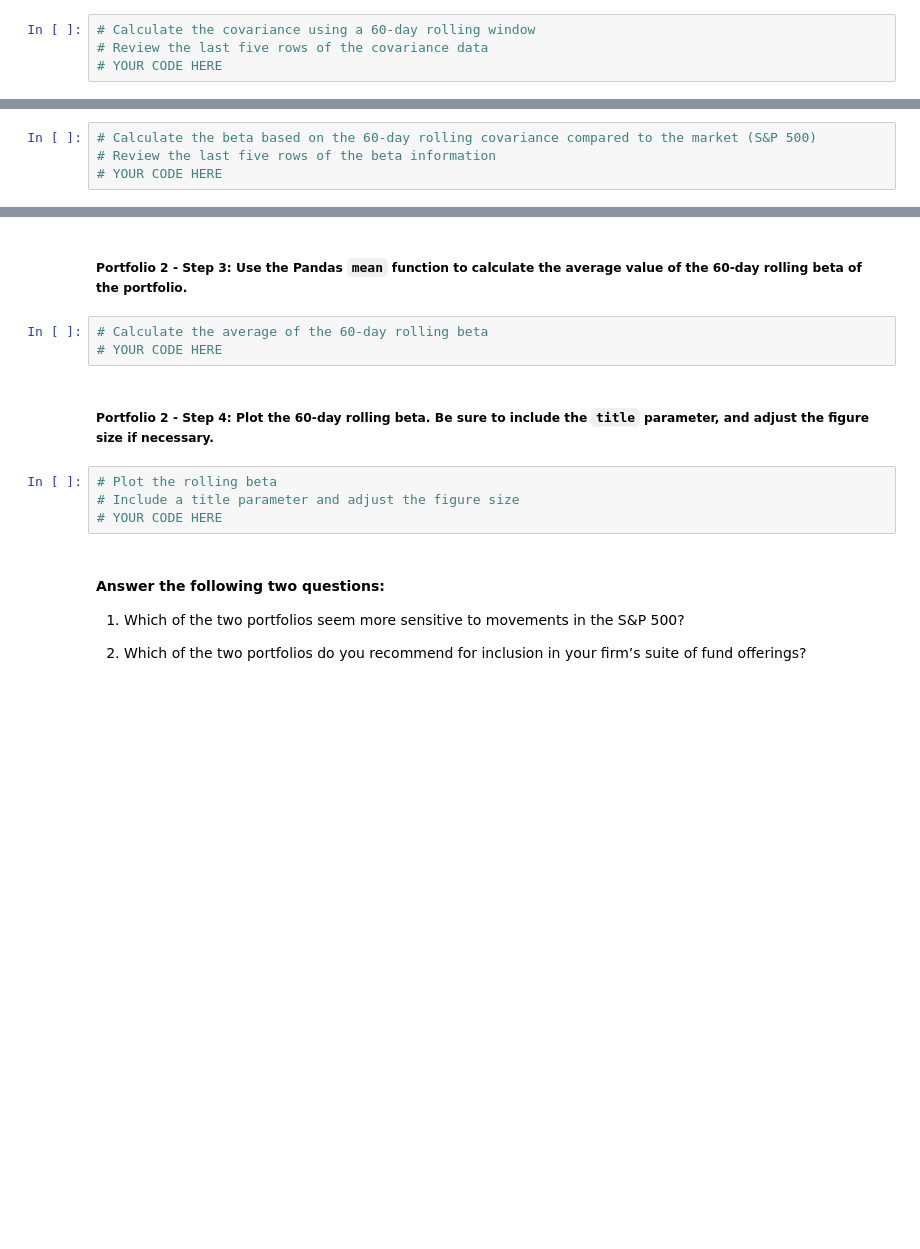
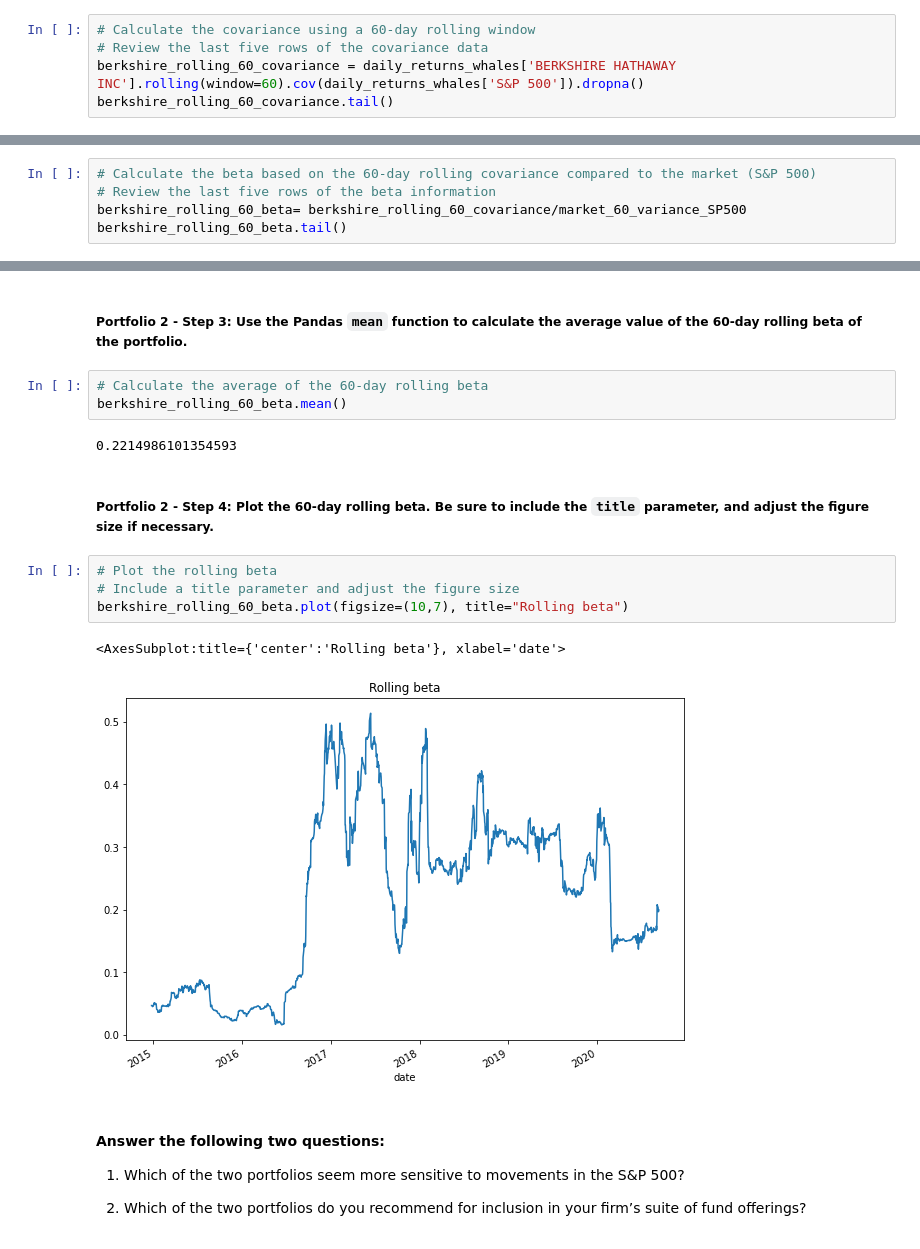
Before and after one commit to Khatijaa/Challenge_4_Final, a Jupyter notebook: risk_return_analysis.ipynb, the cells around one changed output, grey strips where cells are left out. Drawn from its saved outputs; the diff is of its cells as text; blank space fills up the shorter version.

```diff
--- a/risk_return_analysis.ipynb
+++ b/risk_return_analysis.ipynb
@@ -445,4 +436,5 @@ Length: 1502, dtype: float64
 # %%
 # Calculate the covariance using a 60-day rolling window
 # Review the last five rows of the covariance data
-# YOUR CODE HERE
+berkshire_rolling_60_covariance = daily_returns_whales['BERKSHIRE HATHAWAY INC'].rolling(window=60).cov(daily_returns_whales['S&P 500']).dropna()
+berkshire_rolling_60_covariance.tail()
@@ -451,4 +451,5 @@ Length: 1502, dtype: float64
 # %%
 # Calculate the beta based on the 60-day rolling covariance compared to the market (S&P 500)
 # Review the last five rows of the beta information
-# YOUR CODE HERE
+berkshire_rolling_60_beta= berkshire_rolling_60_covariance/market_60_variance_SP500
+berkshire_rolling_60_beta.tail()
@@ -456,13 +465,18 @@ Length: 1502, dtype: float64
 ##### Portfolio 2 - Step 3: Use the Pandas `mean` function to calculate the average value of the 60-day rolling beta of the portfolio.
 # %%
 # Calculate the average of the 60-day rolling beta
-# YOUR CODE HERE
+berkshire_rolling_60_beta.mean()
+# %% [output]
+0.2214986101354593
 # %% [markdown]
 ##### Portfolio 2 - Step 4: Plot the 60-day rolling beta. Be sure to include the `title` parameter, and adjust the figure size if necessary.
 # %%
 # Plot the rolling beta
 # Include a title parameter and adjust the figure size
-# YOUR CODE HERE
+berkshire_rolling_60_beta.plot(figsize=(10,7), title="Rolling beta")
+# %% [output]
+<AxesSubplot:title={'center':'Rolling beta'}, xlabel='date'>
+[figure, added]
 # %% [markdown]
 #### Answer the following two questions:
 
```
Also changed, not shown: parts of 16 cells of this notebook, 1 other file.
